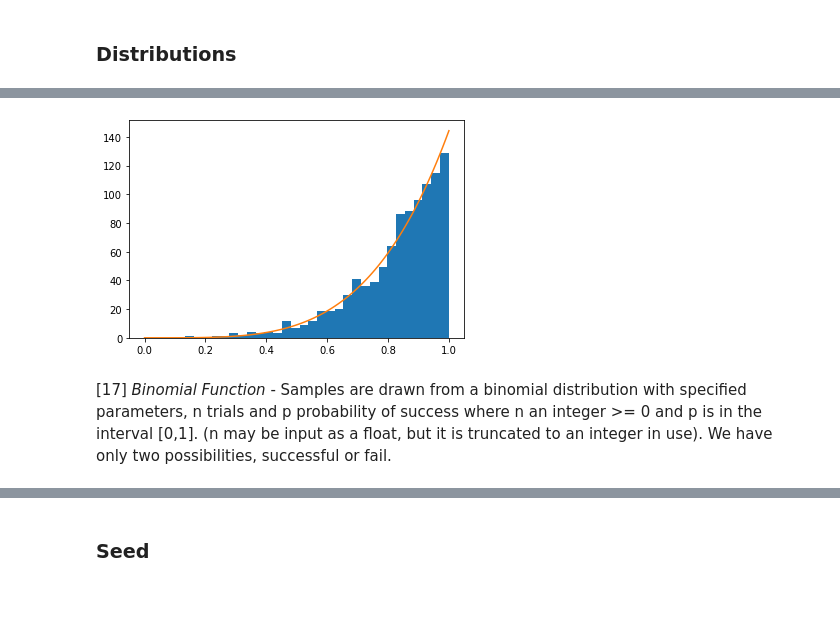
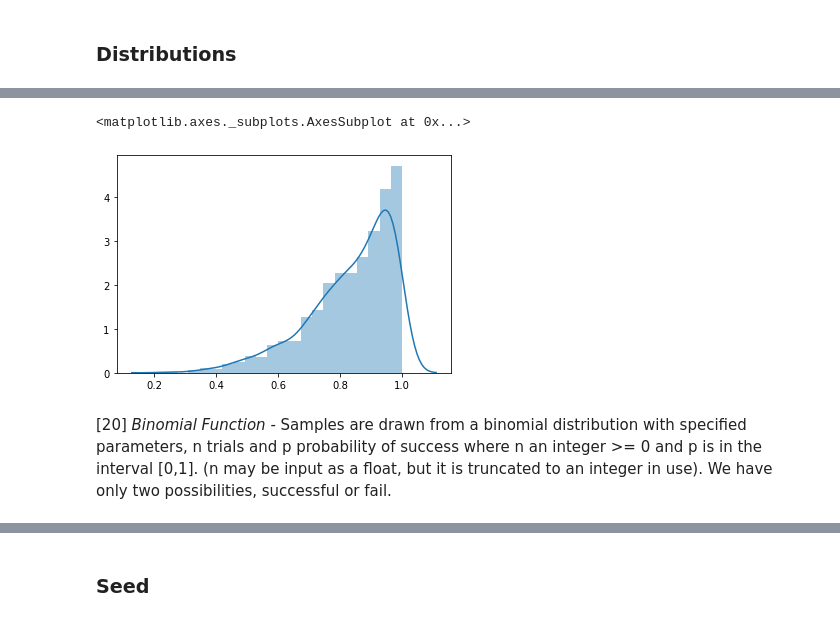
Before and after one commit to osirismoraes/assignment_fda, a Jupyter notebook: Assignment.ipynb, the cells around one changed output, grey strips where cells are left out. Cells and saved outputs as stored; diff of their text form; code cells hidden in the pictures.

```diff
--- a/Assignment.ipynb
+++ b/Assignment.ipynb
@@ -263,16 +270,11 @@ s = rng.power(a, samples)
-# %%
-# Here we gonna display a histogram of the samples
-import matplotlib.pyplot as plt
-count, bins, ignored = plt.hist(s, bins=30)
-x = np.linspace(0, 1, 100)
-y = a*x**(a-1.)
-normed_y = samples*np.diff(bins)[0]*y
-plt.plot(x, normed_y)
-plt.show()
-# %% [output]
-[figure, removed]
+# %%
+import seaborn as sns
+sns.distplot(s)
+# %% [output]
+<matplotlib.axes._subplots.AxesSubplot at 0x...>
+[figure, added]
 # %% [markdown]
-[17] _Binomial Function_ - Samples are drawn from a binomial distribution with specified parameters, n trials and p probability of success where n an integer >= 0 and p is in the interval [0,1]. (n may be input as a float, but it is truncated to an integer in use). We have only two possibilities, successful or fail.
+[20] _Binomial Function_ - Samples are drawn from a binomial distribution with specified parameters, n trials and p probability of success where n an integer >= 0 and p is in the interval [0,1]. (n may be input as a float, but it is truncated to an integer in use). We have only two possibilities, successful or fail.
 # %%
 # Draw samples from distribution
 import numpy as np
```
Also changed, not shown: parts of 56 cells of this notebook.
